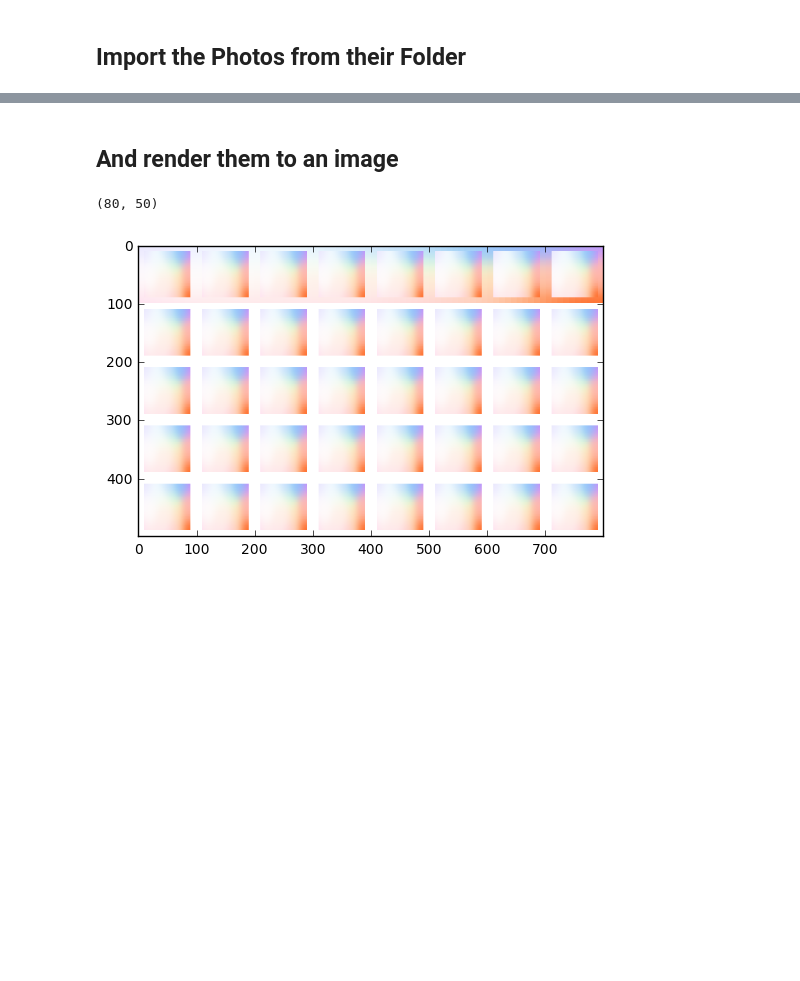
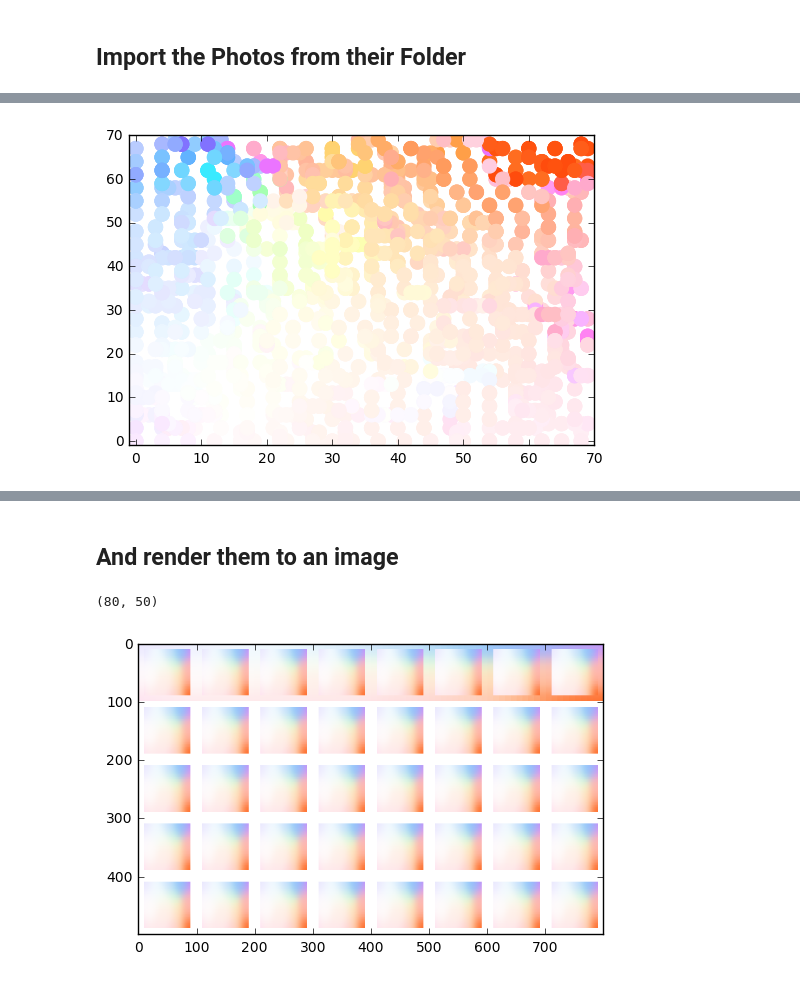
Before and after one commit to tomstewart89/SelfOrganisingCollage, a Jupyter notebook: SelfOrganisingWeddingInvite.ipynb, the cells around one changed output, grey strips where cells are left out. Saved outputs shown, nothing was run; the diff lists cells and outputs as text; code cells hidden in the pictures; blank space fills up the shorter version.

```diff
--- a/SelfOrganisingWeddingInvite.ipynb
+++ b/SelfOrganisingWeddingInvite.ipynb
@@ -259,3 +139,0 @@ plt.show()
-# %%
-for x in photos.values():
-    som.update(x/(x.max()))
@@ -261,0 +192,55 @@ for x in photos.values():
+# %%
+# returns the row / column indicies of the best matching unit for a given datapoint
+def getPhotoCoord(val, grid, occupancy):
+
+    idx = np.linalg.norm((grid + occupancy[:,:,np.newaxis] * 10000) - val, axis = 2).argmin()
+    return idx / grid.shape[1], idx % grid.shape[1]
+
+def getPhotoMatch(val, grid, occupancy):
+
+    return np.linalg.norm(val - grid[getPhotoCoord(val,grid,occupancy)])
+# %%
+import PIL.Image
+import scipy
+
+patch = Patchworker(som.grid.shape[:2])
+
+for photo in photos:
+    photo.placed = False
+
+while not patch.Full():
+
+    # find the photo which best matches it's BMU
+    unusedPhotos = [photo for photo in photos if photo.placed == False]
+
+    if not len(unusedPhotos):
+        for photo in photos:
+            photo.placed = False
+        continue
+
+    idMin = np.array([getPhotoMatch(photo.val, som.grid, patch.occupied) for photo in unusedPhotos]).argmin()
+    BMP = unusedPhotos[idMin]
+
+    targetCoords = getPhotoCoord(BMP.val, som.grid, patch.occupied)
+    coords, shape = patch.AddPatch(targetCoords, [BMP.aspectRatio, [3,3], [2,2], [1,1]])
+    BMP.coords.append(coords)
+    BMP.shape.append(shape)
+    BMP.placed = True
+
+colors = []; coords = []
+
+for photo in photos:
+    for coord in photo.coords:
+        coords.append(coord)
+
+    for coord in photo.coords:
+        colors.append(photo.val)
+
+coordArr = np.array(coords).astype(float)
+
+plt.xlim(-1, som.grid.shape[1])
+plt.ylim(-1, som.grid.shape[0])
+plt.scatter(coordArr[:,1], coordArr[:,0],color=colors,s=100)
+plt.show()
+# %% [output]
+[figure, added]
```
Also changed, not shown: parts of 14 cells of this notebook.
